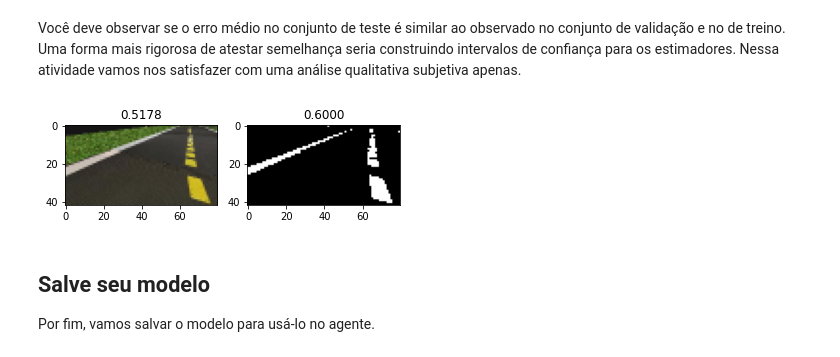
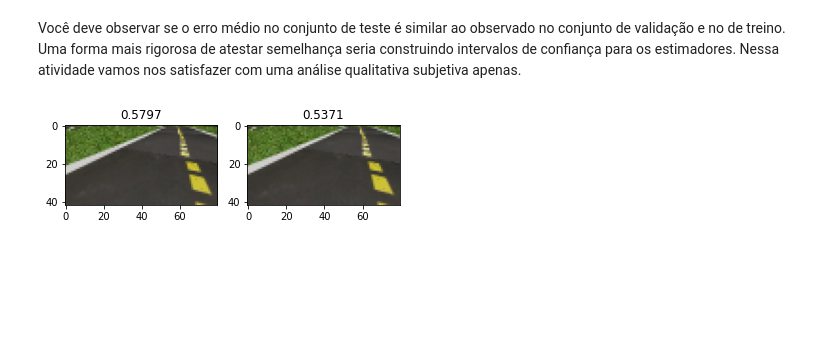
Before and after one commit to raulcdinardi/duckievillage-assignments, a Jupyter notebook: regression-cnn/Redes Neurais Convolucionais.ipynb, the cells around one changed output. Saved outputs shown, nothing was run; the diff lists cells and outputs as text; code cells hidden in the pictures; blank space fills up the shorter version.

```diff
--- a/regression-cnn/Redes Neurais Convolucionais.ipynb
+++ b/regression-cnn/Redes Neurais Convolucionais.ipynb
@@ -38,9 +37,9 @@ Vamos utilizar os mesmos conjuntos de [dados de imagens](https://drive.google.co
 Baixe os arquivos (se já não os tiver em seu computador) e modifique os caminhos abaixo de maneira adequada.
 # %%
 # Mude os endereços dos arquivos conforme necessário
-images = np.load('/Users/denis/Downloads/data-lane-pose-estimation-images.npy', allow_pickle=True)
+images = np.load('data-lane-pose-estimation-images.npy', allow_pickle=True)
 print('Dimensões das imagens:', images.shape) # dimensões do conjunto de imagens: número de exemplos e dimensões de cada imagem
-y_true = np.load('/Users/denis/Downloads/data-lane-pose-estimation-labels.npy', allow_pickle=True)
+y_true = np.load('data-lane-pose-estimation-labels.npy', allow_pickle=True)
 print('Dimensões das saídas:', y_true.shape) # dimensões do conjunto de saídas: número de exemplos
 # %% [output]
 Dimensões das imagens: (3775, 42, 80, 3)
@@ -48,3 +49,5 @@ Dimensões das saídas: (3775,)
+# %%
+X = (images/255.0).astype(np.float32)
 # %% [markdown]
 Vamos ver a primeira imagem do conjunto e suas saída
 # %%
@@ -62,21 +61 @@ Vamos segmentar as imagens pelas cores amarela e branca com um filtro de interva
-# %%
-# Intervalo para cor amarela
-amarelo_i = np.array([10, 80, 100], dtype=np.uint8)  # limite inferior
-amarelo_s = np.array([30, 255, 255], dtype=np.uint8) # limite superior
-
-# Intervalo para cor branca
-branco_i = np.array([0, 0, 180], dtype=np.uint8)    # limite inferior
-branco_s = np.array([179, 80, 255], dtype=np.uint8) # limite superior
-
-# Criamos uma matriz N x A x L x 2 para guardar N imagens com 2 canais (amarelo e branco),
-# onde L e A são as dimensões de uma imagem (largura e altura)
-X = np.zeros((images.shape[0], images.shape[1], images.shape[2], 2), dtype=np.float32)
-# Agora segmentamos cada imagem e separamos os canais
-for i in range(images.shape[0]):
-    # obter representação HSV
-    hsv = cv2.cvtColor(images[i,:,:,:], cv2.COLOR_RGB2HSV)
-    # Construir máscara dos pontos no hiperretângulo do espaço HSV especificado para cor amarela
-    X[i,:,:,0] = cv2.inRange(hsv, amarelo_i, amarelo_s)//255 # dividimos por 255 para normalizar a saída em [0,1], o que é melhor para o aprendizado
-    # Construir máscara dos pontos no hiperretângulo do espaço HSV especificado para cor branca
-    X[i,:,:,1] = cv2.inRange(hsv, branco_i, branco_s)//255
 # %% [markdown]
@@ -221,15 +205,11 @@ MSE: 0.0047695464564899695
 # %% [markdown]
 Você deve observar se o erro médio no conjunto de teste é similar ao observado no conjunto de validação e no de treino. Uma forma mais rigorosa de atestar semelhança seria construindo intervalos de confiança para os estimadores. Nessa atividade vamos nos satisfazer com uma análise qualitativa subjetiva apenas.
 # %%
-k = 2 # índice de exemplo -- mude para ver outro caso
+k = 0 # índice de exemplo -- mude para ver outro caso
 fig, ax = plt.subplots(1,2)
-ax[0].imshow(images[id_teste[k]]);
+ax[0].imshow(X_teste[k]);
 ax[0].set_title(f'{y_teste[k]:.4f}');
-ax[1].imshow(X_teste[k,:,:,0] + X_teste[k,:,:,1], cmap='gray'); # combinamos os canais por simplicidade
+ax[1].imshow(X_teste[k]);
 ax[1].set_title(f'{y_pred[k]:.4f}');
 # %% [output]
-[figure, old version]
+[figure, new version]
-# %% [markdown]
-## Salve seu modelo
-
-Por fim, vamos salvar o modelo para usá-lo no agente.
```
Also changed, not shown: parts of 19 cells of this notebook.
